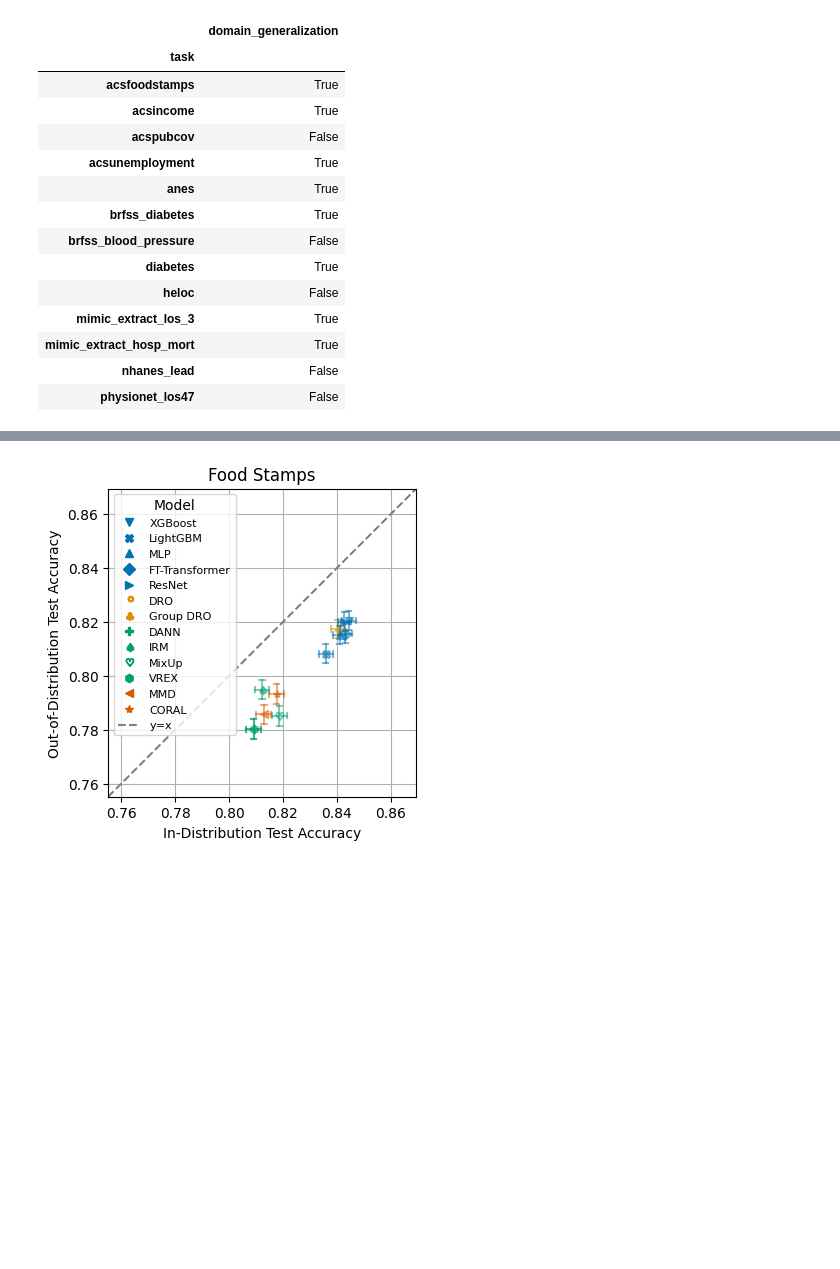
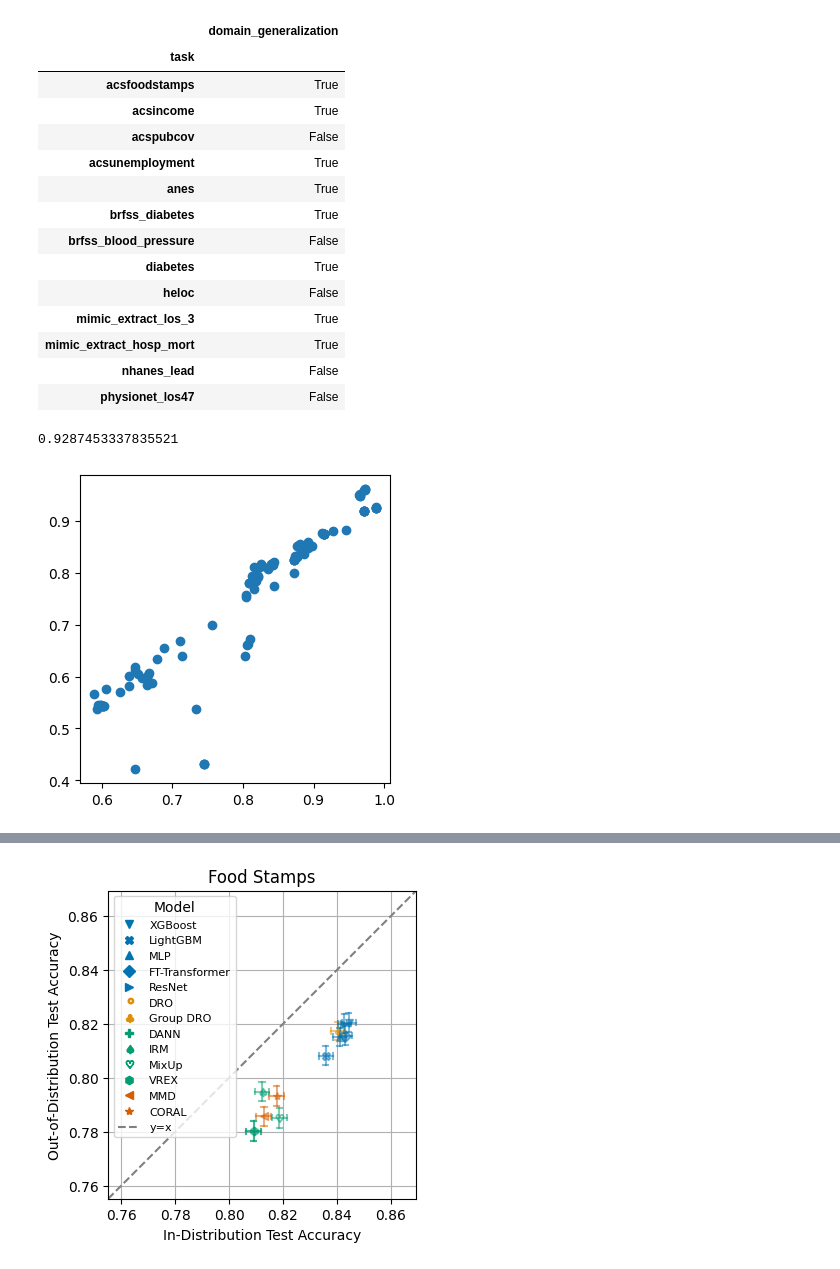
Before and after one commit to webzerg/tableshift, a Jupyter notebook: notebooks/tableshift_results.ipynb, the cells around one changed output, grey strips where cells are left out. Saved outputs shown, nothing was run; the diff lists cells and outputs as text; code cells hidden in the pictures; blank space fills up the shorter version.

```diff
--- a/notebooks/tableshift_results.ipynb
+++ b/notebooks/tableshift_results.ipynb
@@ -159,3 +228,11 @@ tasks_meta
 | mimic_extract_hosp_mort | True |
 | nhanes_lead | False |
 | physionet_los47 | False |
+# %%
+fig, ax = plt.subplots(nrows=1, ncols=1, figsize=FIGSIZE)
+ax.scatter(df['id_test_accuracy'], df['ood_test_accuracy'])
+
+print(np.corrcoef(df[['id_test_accuracy', 'ood_test_accuracy']].dropna(), rowvar=False)[1,0])
+# %% [output]
+0.9287453337835521
+[figure, added]
```
Also changed, not shown: parts of 22 cells of this notebook, 1 other file.
